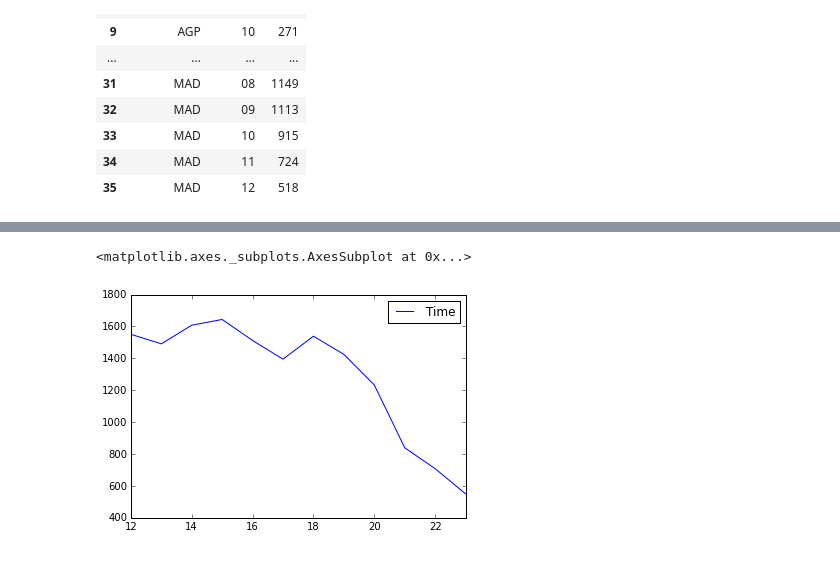
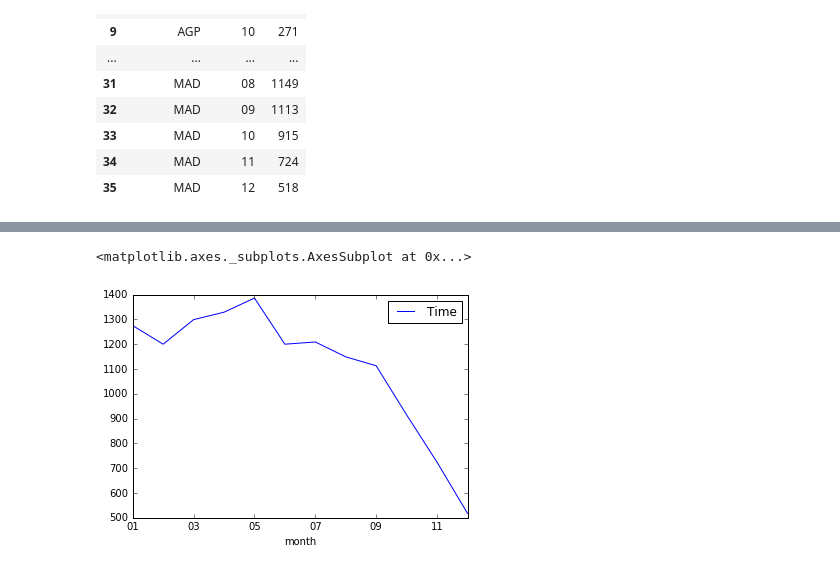
Before and after one commit to mdalila/challenge, a Jupyter notebook: Amadeus.ipynb, the cells around one changed output, grey strips where cells are left out. Saved outputs shown, nothing was run; the diff lists cells and outputs as text; code cells hidden in the pictures.

```diff
--- a/Amadeus.ipynb
+++ b/Amadeus.ipynb
@@ -14,3 +16,5 @@ path2 = 'C:\Users\dmessedi\Desktop\Amadeus\\searches.csv'
+# %%
+path_2 = '/Users/dalilamessedi/Desktop/Data/searches.csv'
 # %%
 # Bookings file
 with open(path1) as f:
@@ -145,6 +179,8 @@ I don't get why this is not working, I'll switch to something else, hopefully it
 # %%
 # For quick tests, the whole data later
 searches = pd.read_csv(path2, header=0, delimiter = '^', nrows=1000000)
+# %%
+searches = pd.read_csv(path_2, header=0, delimiter = '^', nrows=1000000)
 # %%
 searches.head()
 # %% [output]
@@ -171,5 +207,5 @@ searches_spain.head()
 # %% [markdown]
 Seems OK ...
 # %%
-searches_spain.loc['month'] = searches_spain.Date.str[5:7]
+searches_spain['month'] = searches_spain.Date.str[5:7]
 # %% [output]
@@ -214,5 +279,5 @@ searches_agg
 # %%
-searches_agg[searches_agg['Destination']=='BCN'].plot()
+searches_agg[searches_agg['Destination']=='MAD'].set_index('month').plot()
 # %% [output]
 <matplotlib.axes._subplots.AxesSubplot at 0x...>
-[figure, old version]
+[figure, new version]
```
Also changed, not shown: parts of 20 cells of this notebook.
